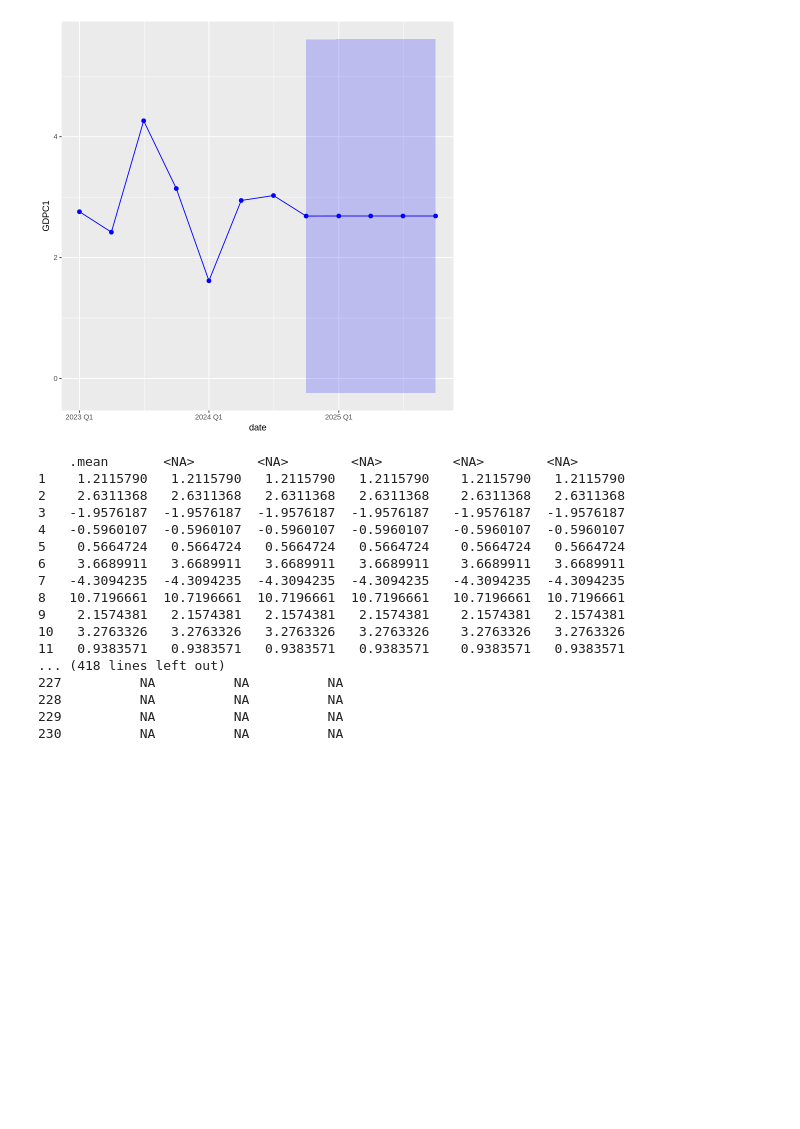
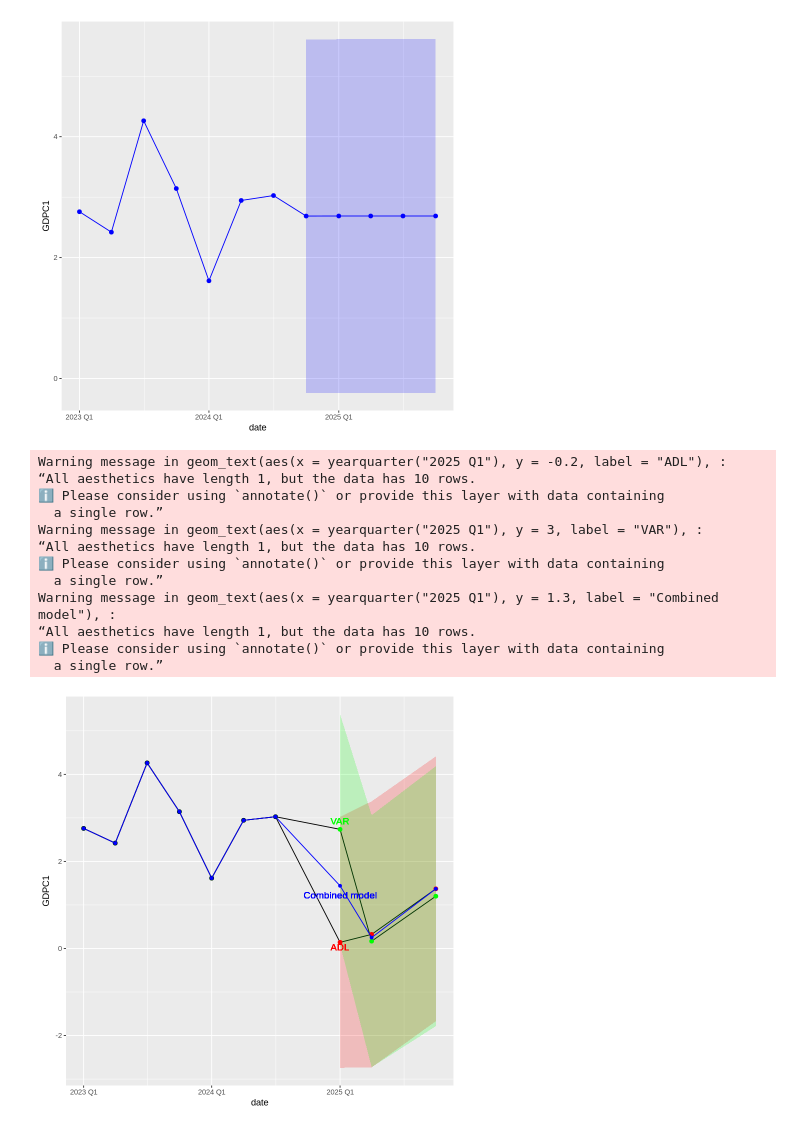
Before and after one commit to jack-gin/databustersteam33, a Jupyter notebook: NUS_DSESC_DATABUSTERS_33.ipynb, the cells around one changed output. Saved outputs shown, nothing was run; the diff lists cells and outputs as text; code cells hidden in the pictures; blank space fills up the shorter version.

Commit message:
graph

```diff
--- a/NUS_DSESC_DATABUSTERS_33.ipynb
+++ b/NUS_DSESC_DATABUSTERS_33.ipynb
@@ -536,25 +547,3 @@ ggplot(plotar, aes(x = date, y = GDPC1)) +
   geom_point(size = 2, color = "blue") # Highlight points
 # %% [output]
 [figure]
-# %%
-varplot<-hilo(var_fc, 50) %>%
-  dplyr::select(.mean, '50%') %>%
-  full_join(transformed, by=c("date", ".mean"="GDPC1"));varplot
-# %% [output]
-    .mean       <NA>        <NA>        <NA>         <NA>        <NA>
-1    1.2115790   1.2115790   1.2115790   1.2115790    1.2115790   1.2115790
-2    2.6311368   2.6311368   2.6311368   2.6311368    2.6311368   2.6311368
-3   -1.9576187  -1.9576187  -1.9576187  -1.9576187   -1.9576187  -1.9576187
-4   -0.5960107  -0.5960107  -0.5960107  -0.5960107   -0.5960107  -0.5960107
-5    0.5664724   0.5664724   0.5664724   0.5664724    0.5664724   0.5664724
-6    3.6689911   3.6689911   3.6689911   3.6689911    3.6689911   3.6689911
-7   -4.3094235  -4.3094235  -4.3094235  -4.3094235   -4.3094235  -4.3094235
-8   10.7196661  10.7196661  10.7196661  10.7196661   10.7196661  10.7196661
-9    2.1574381   2.1574381   2.1574381   2.1574381    2.1574381   2.1574381
-10   3.2763326   3.2763326   3.2763326   3.2763326    3.2763326   3.2763326
-11   0.9383571   0.9383571   0.9383571   0.9383571    0.9383571   0.9383571
-... (418 lines left out)
-227          NA          NA          NA
-228          NA          NA          NA
-229          NA          NA          NA
-230          NA          NA          NA
@@ -571,0 +586,30 @@ ggplot(varplot, aes(x = date, y = `.mean`)) +
+# %%
+ggplot(trs_adl, aes(x=date, y=GDPC1)) +
+  geom_ribbon(aes(x = date, ymin = lower, ymax = upper), fill = "red", alpha = 0.2) +
+  geom_line(colour="black") +
+  geom_line(data=trs_var) +
+  geom_ribbon(data=trs_var, aes(x = date, ymin = lower, ymax = upper), fill = "green", alpha = 0.2) +
+  geom_point(data=trs_var, size=2, colour="green") +
+  geom_point(aes(colour = if_else(date < yearquarter("2025 Q1"), "black", "red")), size=2) +
+  geom_line(data=trs_comb, colour="blue") +
+  geom_point(data=trs_comb, colour="blue") +
+  scale_colour_manual(values = c("black", "red"))  +
+  theme(legend.position = "none") +
+  # Add labels
+  geom_text(aes(x = yearquarter("2025 Q1"), y = -0.2, label = "ADL"), color = "red", size = 4, vjust = -1) +
+  geom_text(aes(x = yearquarter("2025 Q1"), y = 3, label = "VAR"), color = "green", size = 4, vjust = 1) +
+  geom_text(aes(x = yearquarter("2025 Q1"), y = 1.3, label = "Combined model"), color = "blue", size = 4, vjust = 1)
+# %% [output]
+Warning message in geom_text(aes(x = yearquarter("2025 Q1"), y = -0.2, label = "ADL"), :
+“All aesthetics have length 1, but the data has 10 rows.
+ℹ Please consider using `annotate()` or provide this layer with data containing
+  a single row.”
+Warning message in geom_text(aes(x = yearquarter("2025 Q1"), y = 3, label = "VAR"), :
+“All aesthetics have length 1, but the data has 10 rows.
+ℹ Please consider using `annotate()` or provide this layer with data containing
+  a single row.”
+Warning message in geom_text(aes(x = yearquarter("2025 Q1"), y = 1.3, label = "Combined model"), :
+“All aesthetics have length 1, but the data has 10 rows.
+ℹ Please consider using `annotate()` or provide this layer with data containing
+  a single row.”
+[figure, added]
```
Also changed, not shown: parts of 20 cells of this notebook.
